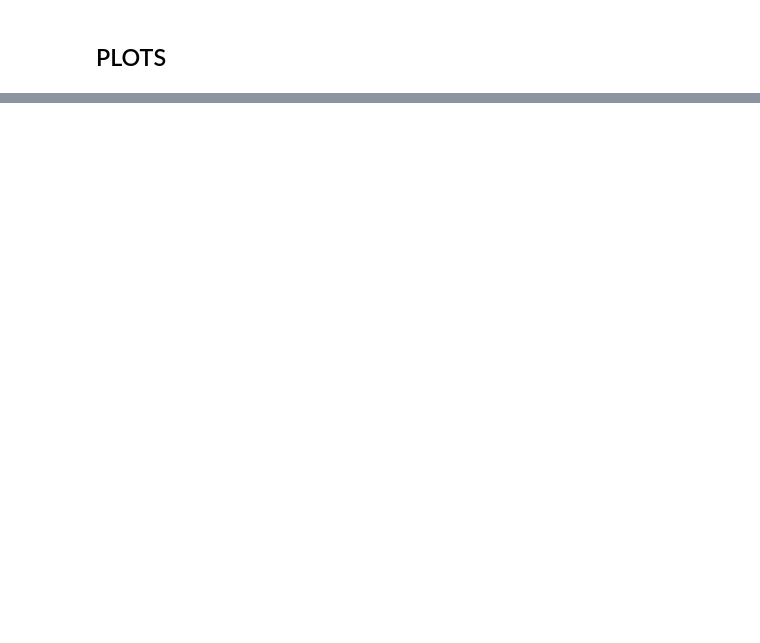
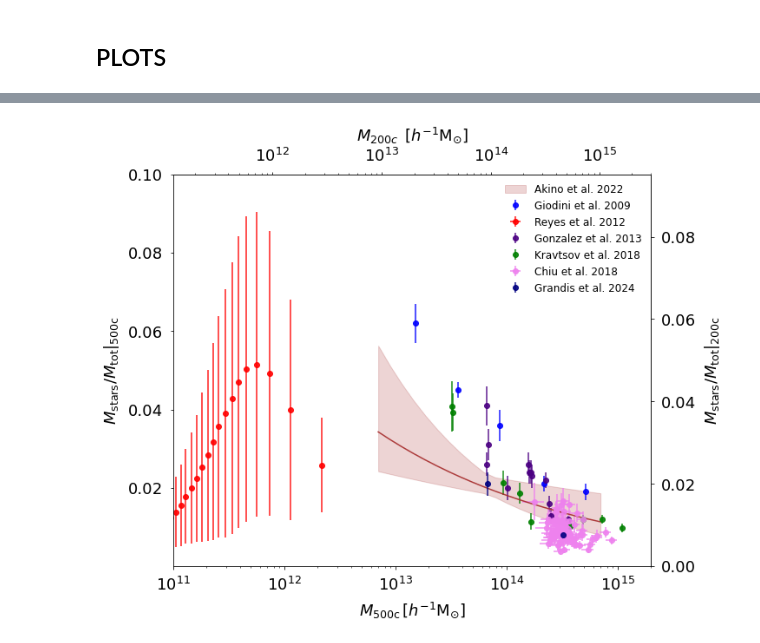
Before and after one commit to garico92/baryon_fractions, a Jupyter notebook: baryon_fractions.ipynb, the cells around one changed output, grey strips where cells are left out. Drawn from its saved outputs; the diff is of its cells as text; code cells hidden in the pictures; blank space fills up the shorter version.

```diff
--- a/baryon_fractions.ipynb
+++ b/baryon_fractions.ipynb
@@ -183,0 +371,39 @@ ax.tick_params(axis='both', which='major', pad=pad, labelsize=size)
+# %%
+fig,ax = plt.subplots(ncols=1,nrows=1,figsize=(10,8), constrained_layout=True)
+#ax.axhline(f_uni,  c='k', label=r'$\Omega_{\rm b}/\Omega_{\rm m}$ Planck18', alpha=0.7)
+c_pop = 'orange'
+size=18
+pad = 8
+
+ax.errorbar(m500_G,f_star_G,yerr=erf_star_G, marker="o",c="blue",ls="",label="Giodini et al. 2009",alpha=0.9)
+ax.errorbar(M200_to_M500(M_200c_R),f200_to_f500(f_star_200_R),yerr=erf_star_200_R,xerr=erf_M200c_R,marker="o",c="red",ls="",label="Reyes et al. 2012",alpha=0.9)
+ax.errorbar(m500,f_star,yerr=erf_star, marker="o",c="indigo",ls="",label="Gonzalez et al. 2013",alpha=0.9)
+ax.errorbar(M_500_K,frac_star_K,yerr=err_frac_star_K,marker="o",c="green",ls="",label="Kravtsov et al. 2018",alpha=0.9)
+ax.errorbar(M500_Chiu,f_star_Chiu,yerr=err_f_star_Chiu,xerr=err_M500_Chiu, marker="o",c="violet",ls="",label="Chiu et al. 2018",alpha=0.9)
+ax.fill_between(M500_Akino_ih, f_star_Akino_m, f_star_Akino_p, color='brown', alpha=0.2, label="Akino et al. 2022")
+ax.plot(M500_Akino_ih, f_star_Akino, color='brown', alpha=0.9)
+ax.errorbar(M_500c_sGrandis, f_star_Grandis, yerr=err_f_star_Grandis, marker="o", c="navy", ls="",label="Grandis et al. 2024",alpha=0.9)
+
+ax.semilogx([],[])
+ax.set_xlim(1e11,2e15)
+ax.set_ylim(1e-4,0.1)
+ax.set_ylabel(r"$M_{\rm stars}/M_{\rm tot} |_{\rm 500c}$",size=size, rotation=90,labelpad=pad)
+ax.set_xlabel(r"$M_{\rm 500c} \, [h^{-1}\rm M_{\odot}]$",size=size, rotation=0,labelpad=pad)
+
+ax.legend( prop={"size":12}, fancybox=False, framealpha=0.)
+
+ax.tick_params(axis='both', which='major', pad=pad, labelsize=size)
+
+
+secax_top = ax.secondary_xaxis('top', functions=(M500_to_M200,M200_to_M500))
+secax_top.set_xlabel(r"$M_{200c}\ \, [h^{-1}\rm M_{\odot}]$",size=size, labelpad=pad)
+secax_top.tick_params(axis='both', which='major', pad=pad, labelsize=size)
+
+secax_right = ax.secondary_yaxis('right', functions=(f500_to_f200, f200_to_f500))
+secax_right.set_ylabel(r"$M_{\rm stars}/M_{\rm tot} |_{\rm 200c}$",size=size,labelpad=pad)
+secax_right.tick_params(axis='both', which='major', pad=pad, labelsize=size)
+
+
+plt.show()
+# %% [output]
+[figure, added]
```
Also changed, not shown: parts of 13 cells of this notebook, 5 other files.
